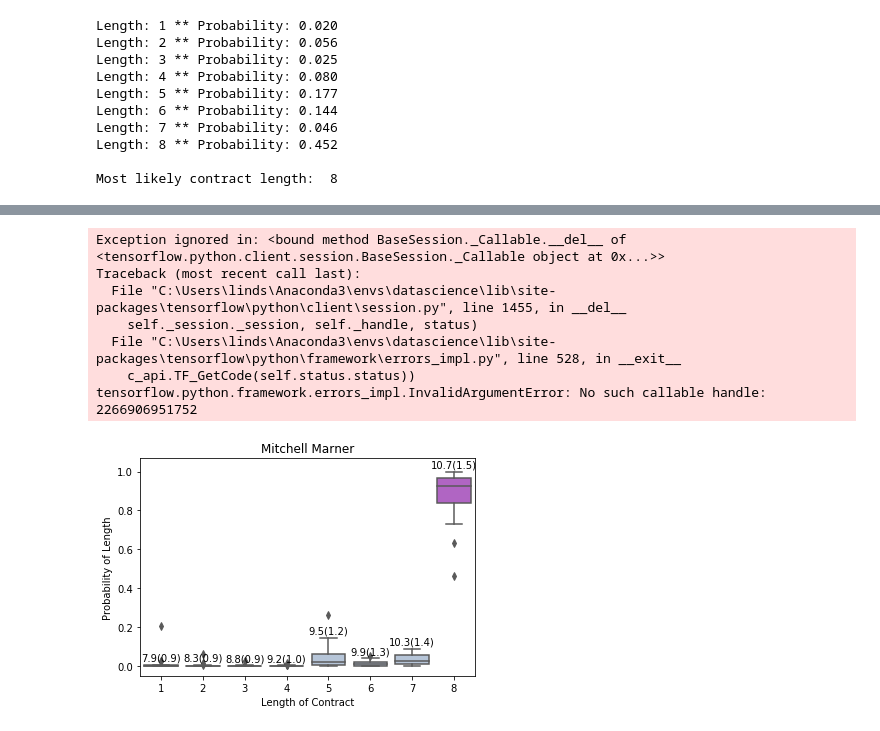
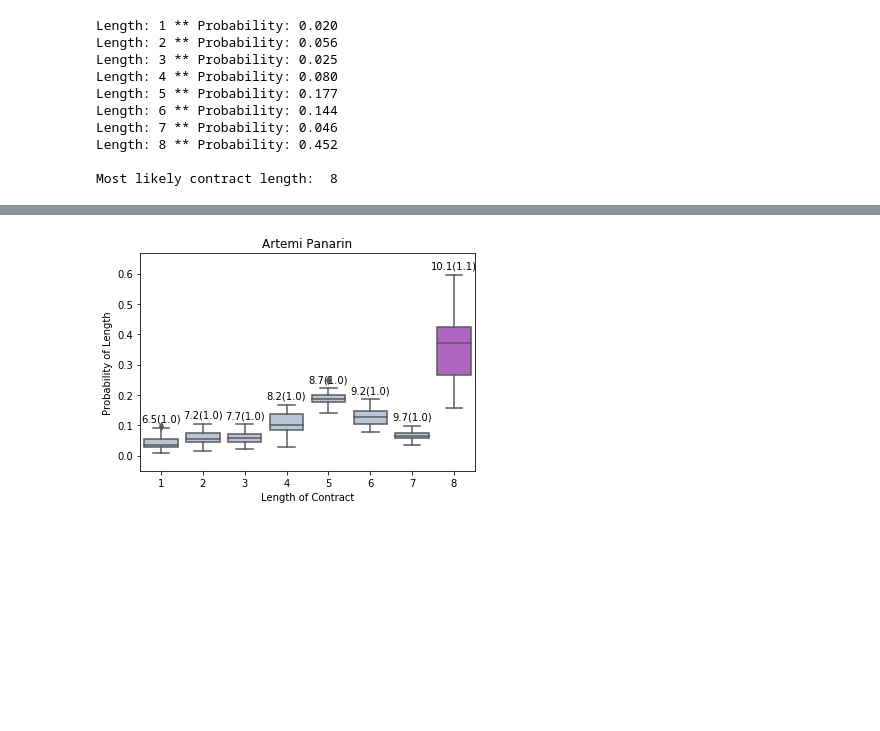
Before and after one commit to lindsay-forestell/MiniProjects, a Jupyter notebook: NHL/training.ipynb, the cells around one changed output, grey strips where cells are left out. Saved outputs shown, nothing was run; the diff lists cells and outputs as text; code cells hidden in the pictures; blank space fills up the shorter version.

```diff
--- a/NHL/training.ipynb
+++ b/NHL/training.ipynb
@@ -508,13 +364,6 @@ load_models
  'run_18',
  'run_19']
 # %%
-plot_results('Mitchell Marner', (5, 7, 2019), 0, engine_length, engine_cap, load_models = load_models)
+plot_results('Artemi Panarin', (5, 7, 2019), 1, engine_length, engine_cap, load_models = load_models)
 # %% [output]
-Exception ignored in: <bound method BaseSession._Callable.__del__ of <tensorflow.python.client.session.BaseSession._Callable object at 0x...>>
-Traceback (most recent call last):
-  File "C:\Users\linds\Anaconda3\envs\datascience\lib\site-packages\tensorflow\python\client\session.py", line 1455, in __del__
-    self._session._session, self._handle, status)
-  File "C:\Users\linds\Anaconda3\envs\datascience\lib\site-packages\tensorflow\python\framework\errors_impl.py", line 528, in __exit__
-    c_api.TF_GetCode(self.status.status))
-tensorflow.python.framework.errors_impl.InvalidArgumentError: No such callable handle: 2266906951752
-[figure, old version]
+[figure, new version]
```
Also changed, not shown: parts of 5 cells of this notebook, 57 other files.
